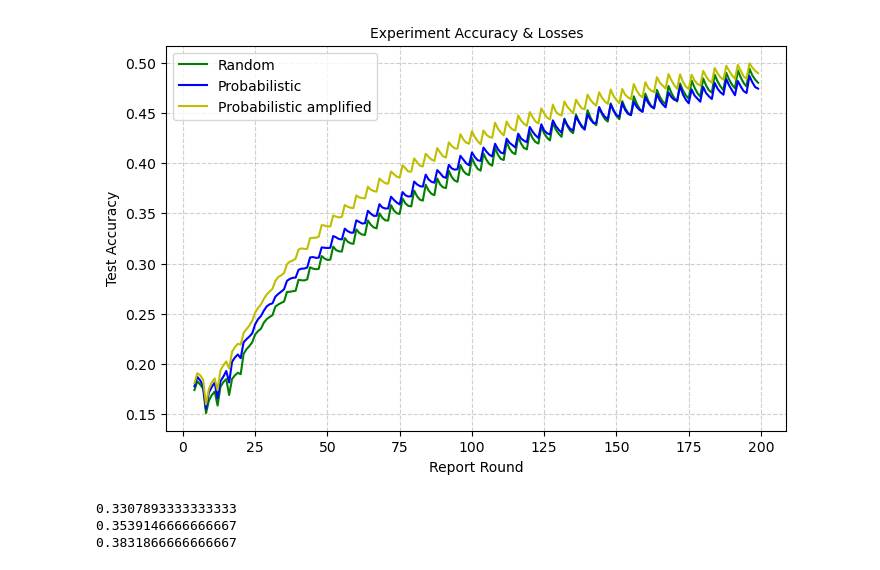
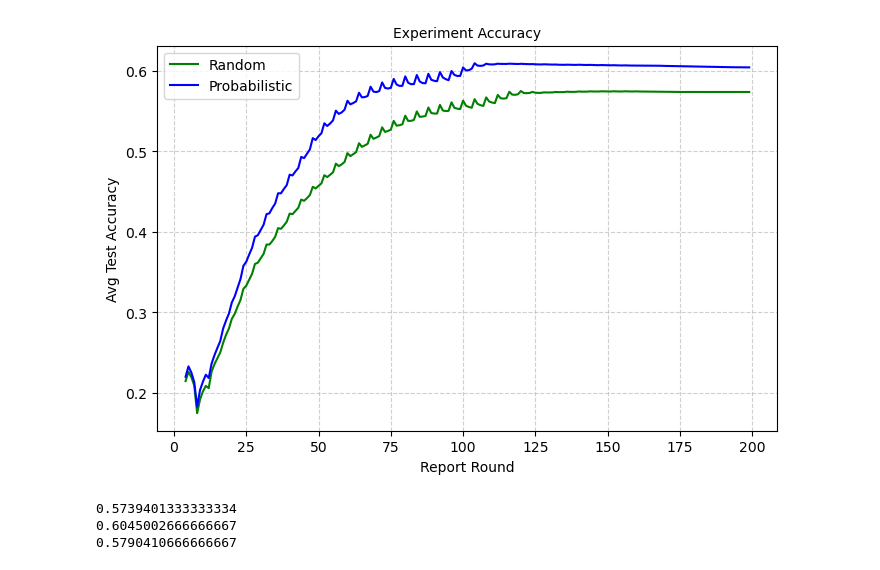
Before and after one commit to jw54kysa/FedDaisy, a Jupyter notebook: CIFAR10/compareruns.ipynb, the cells around one changed output. Drawn from its saved outputs; the diff is of its cells as text; code cells hidden in the pictures.

```diff
--- a/CIFAR10/compareruns.ipynb
+++ b/CIFAR10/compareruns.ipynb
@@ -2,13 +2,13 @@
 import pickle
 import matplotlib.pyplot as plt
 # %%
-with open('FedDC_cifar10_iidrandsize8_64nc150cl_n64_b64_d20_a100_r5000_s1_2024-12-02_10-04-40rand/testACCs.pck', 'rb') as f:
+with open('FedDC_cifar10_iidrandsize8_64nc150cl_n64_b64_d1_a100_r5000_s1_2024-12-02_21-27-40rand/testACCs.pck', 'rb') as f:
     acc1 = pickle.load(f)
 
-with open('FedDC_cifar10_iidrandsize8_64nc150cl_n64_b64_d20_a100_r5000_s1_2024-12-02_13-18-49prob/testACCs.pck', 'rb') as f:
+with open('FedDC_cifar10_iidrandsize8_64nc150cl_n64_b64_d1_a100_r5000_s1_2024-12-03_00-45-56prob/testACCs.pck', 'rb') as f:
     acc2 = pickle.load(f)
 
-with open('FedDC_cifar10_iidrandsize8_64nc150cl_n64_b64_d20_a100_r5000_s1_2024-12-02_16-45-04prob_amp/testACCs.pck', 'rb') as f:
+with open('FedDC_cifar10_iidrandsize8_64nc150cl_n64_b64_d1_a100_r5000_s1_2024-12-03_03-55-59prob_amp/testACCs.pck', 'rb') as f:
     acc3 = pickle.load(f)
 
 # acc1 = [sublist[:80] for sublist in acc1]
@@ -36,25 +36,25 @@ acc3 = [None] * 4 + acc3
 # %%
 fig, ax1 = plt.subplots(figsize=(8, 5))
 
 # loss
 ax1.plot(acc1, linestyle='-', color='g', label='Random')
 ax1.plot(acc2, linestyle='-', color='b', label='Probabilistic')
-ax1.plot(acc3, linestyle='-', color='y', label='Probabilistic amplified')
-ax1.set_title("Experiment Accuracy & Losses", fontsize=10)
+# ax1.plot(acc3, linestyle='-', color='y', label='Probabilistic amplified')
+ax1.set_title("Experiment Accuracy", fontsize=10)
 ax1.set_xlabel("Report Round", fontsize=10)
-ax1.set_ylabel("Test Accuracy", fontsize=10, color='k')
+ax1.set_ylabel("Avg Test Accuracy", fontsize=10, color='k')
 ax1.tick_params(axis='y', labelcolor='k')
 ax1.grid(True, linestyle='--', alpha=0.6)
 
 plt.legend()
 plt.show()
 # %% [output]
-[figure, old version]
+[figure, new version]
 # %%
 print(acc1[-1])
 print(acc2[-1])
 print(acc3[-1])
 # %% [output]
-0.3307893333333333
-0.3539146666666667
-0.3831866666666667
+0.5739401333333334
+0.6045002666666667
+0.5790410666666667
```
Also changed, not shown: parts of 3 cells of this notebook, 5 other files.
